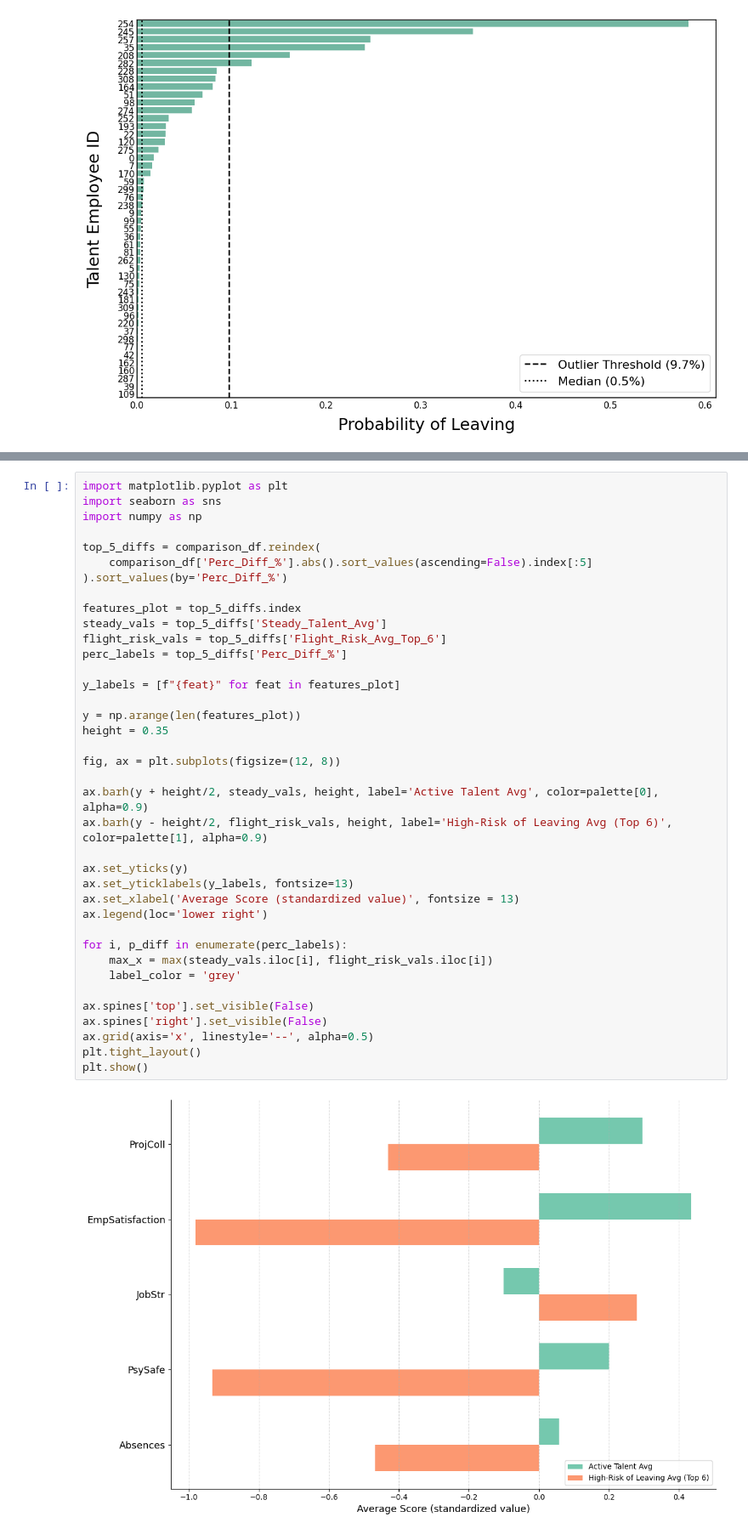
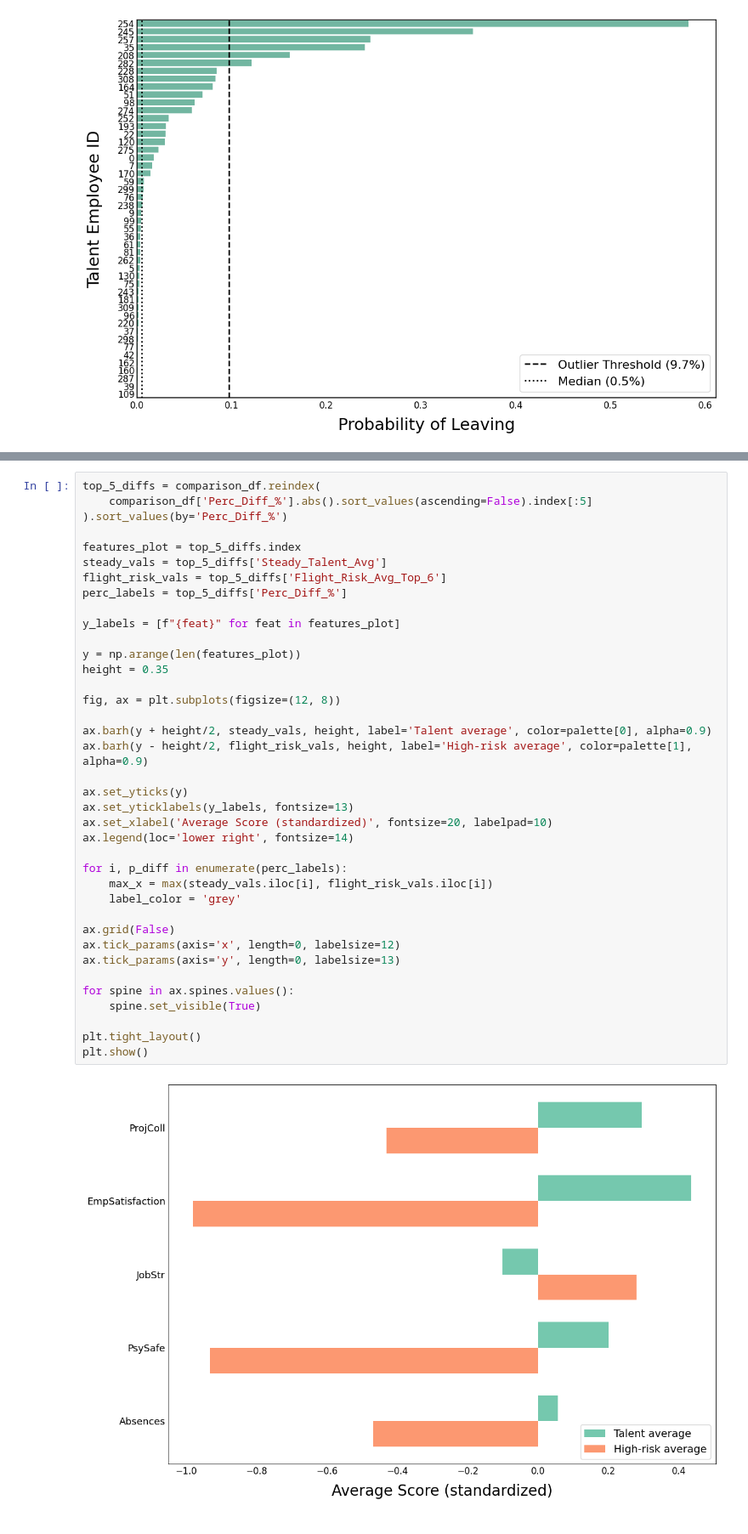
Before and after one commit to DovydasVe/HR_analytics_protecting_talent, a Jupyter notebook: Predictive_model.ipynb, the cells around one changed output, grey strips where cells are left out. Shown at 85% size. Saved outputs shown, nothing was run; the diff lists cells and outputs as text.

```diff
--- a/Predictive_model.ipynb
+++ b/Predictive_model.ipynb
@@ -534,42 +447,42 @@ JobStr           -377.732794
 EmpSatisfaction  -325.465116
 ProjColl         -246.151747
 # %%
-import matplotlib.pyplot as plt
-import seaborn as sns
-import numpy as np
-
 top_5_diffs = comparison_df.reindex(
     comparison_df['Perc_Diff_%'].abs().sort_values(ascending=False).index[:5]
 ).sort_values(by='Perc_Diff_%')
 
 features_plot = top_5_diffs.index
 steady_vals = top_5_diffs['Steady_Talent_Avg']
 flight_risk_vals = top_5_diffs['Flight_Risk_Avg_Top_6']
 perc_labels = top_5_diffs['Perc_Diff_%']
 
 y_labels = [f"{feat}" for feat in features_plot]
 
 y = np.arange(len(features_plot))
 height = 0.35
 
 fig, ax = plt.subplots(figsize=(12, 8))
 
-ax.barh(y + height/2, steady_vals, height, label='Active Talent Avg', color=palette[0], alpha=0.9)
-ax.barh(y - height/2, flight_risk_vals, height, label='High-Risk of Leaving Avg (Top 6)', color=palette[1], alpha=0.9)
+ax.barh(y + height/2, steady_vals, height, label='Talent average', color=palette[0], alpha=0.9)
+ax.barh(y - height/2, flight_risk_vals, height, label='High-risk average', color=palette[1], alpha=0.9)
 
 ax.set_yticks(y)
 ax.set_yticklabels(y_labels, fontsize=13)
-ax.set_xlabel('Average Score (standardized value)', fontsize = 13)
-ax.legend(loc='lower right')
+ax.set_xlabel('Average Score (standardized)', fontsize=20, labelpad=10)
+ax.legend(loc='lower right', fontsize=14)
 
 for i, p_diff in enumerate(perc_labels):
     max_x = max(steady_vals.iloc[i], flight_risk_vals.iloc[i])
     label_color = 'grey'
 
-ax.spines['top'].set_visible(False)
-ax.spines['right'].set_visible(False)
-ax.grid(axis='x', linestyle='--', alpha=0.5)
+ax.grid(False)
+ax.tick_params(axis='x', length=0, labelsize=12)
+ax.tick_params(axis='y', length=0, labelsize=13)
+
+for spine in ax.spines.values():
+    spine.set_visible(True)
+
 plt.tight_layout()
 plt.show()
 # %% [output]
-[figure, old version]
+[figure, new version]
```
Also changed, not shown: parts of 7 cells of this notebook, 14 other files.
